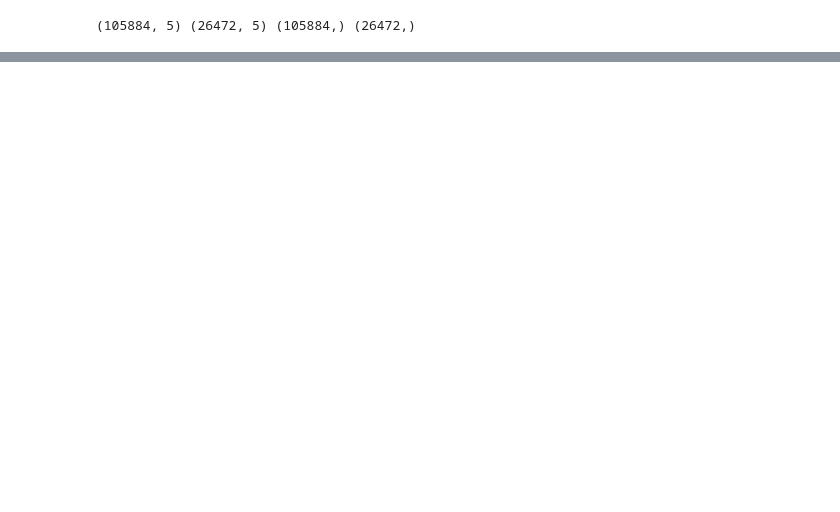
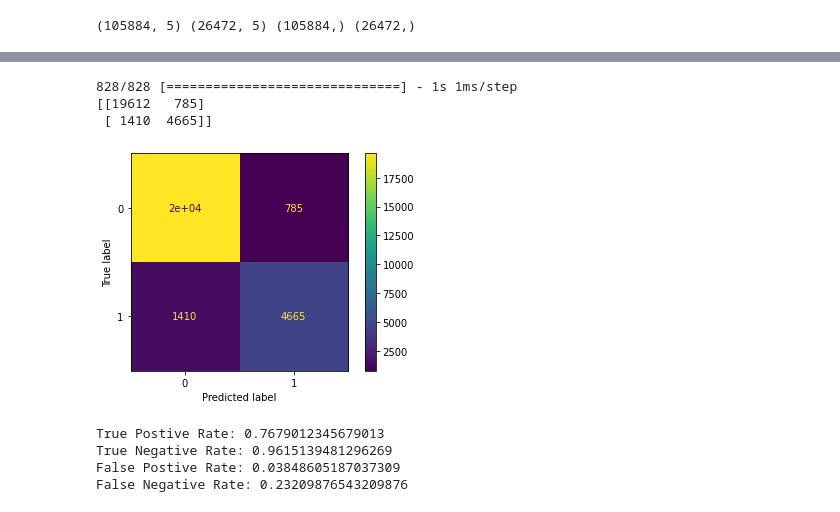
Before and after one commit to Data-ScienceHub/ETM, a Jupyter notebook: Code/FinalModel.ipynb, the cells around one changed output, grey strips where cells are left out. Saved outputs shown, nothing was run; the diff lists cells and outputs as text; code cells hidden in the pictures; blank space fills up the shorter version.

```diff
--- a/Code/FinalModel.ipynb
+++ b/Code/FinalModel.ipynb
@@ -326,0 +350,28 @@ sum(y_train)/len(y_train)
+# %%
+from sklearn.metrics import confusion_matrix
+from sklearn.metrics import ConfusionMatrixDisplay
+
+# Print total accuracy and confusion matrix
+val_predicts = model.predict(X_valid)
+y_pred = 1*(val_predicts >= 0.5)
+cm = confusion_matrix(y_valid, y_pred)
+print(cm)
+disp = ConfusionMatrixDisplay(cm)
+disp.plot();
+#plt.show()
+# %% [output]
+828/828 [==============================] - 1s 1ms/step
+[[19612   785]
+ [ 1410  4665]]
+[figure, added]
+# %%
+print('True Postive Rate:', cm[1][1]/(cm[1][1]+cm[1][0]))
+print('True Negative Rate:', cm[0][0]/(cm[0][0]+cm[0][1]))
+
+print('False Postive Rate:', cm[0][1]/(cm[0][0]+cm[0][1]))
+print('False Negative Rate:', cm[1][0]/(cm[1][1]+cm[1][0]))
+# %% [output]
+True Postive Rate: 0.7679012345679013
+True Negative Rate: 0.9615139481296269
+False Postive Rate: 0.03848605187037309
+False Negative Rate: 0.23209876543209876
```
Also changed, not shown: parts of 12 cells of this notebook.
